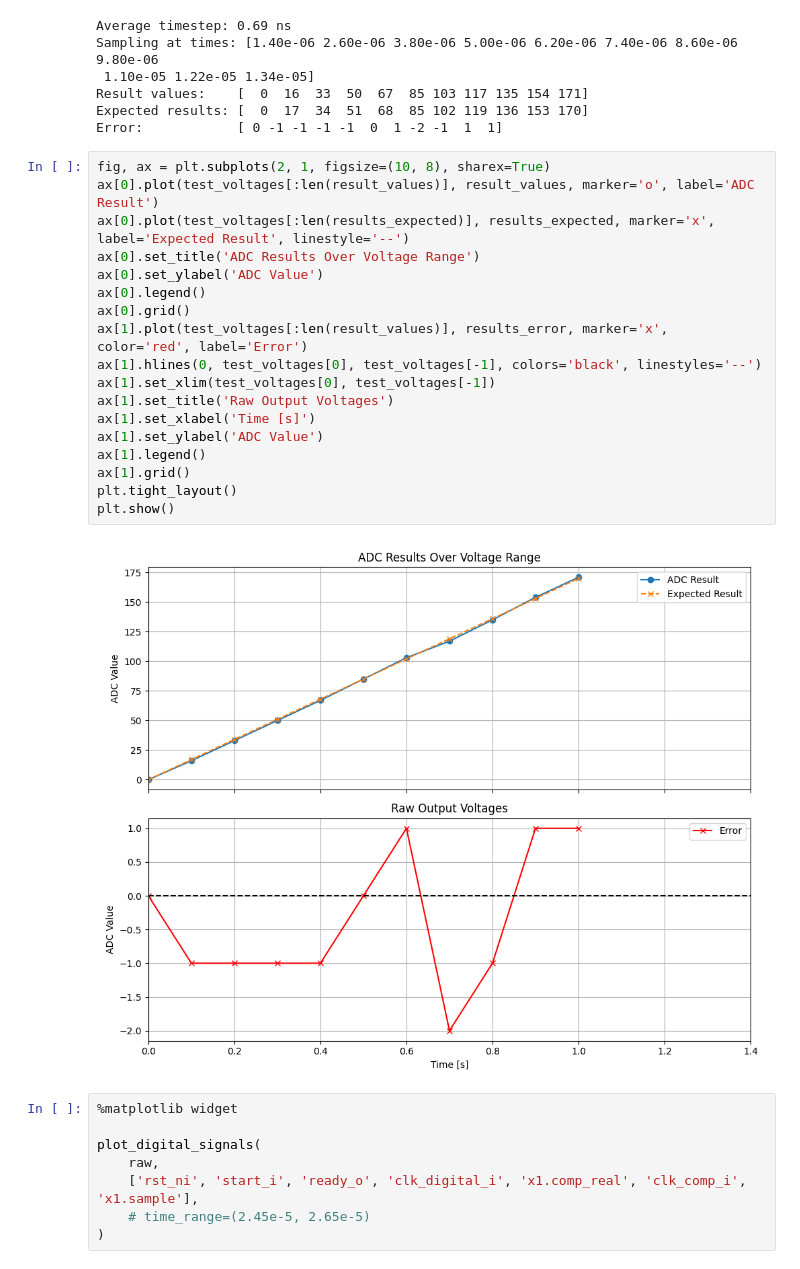
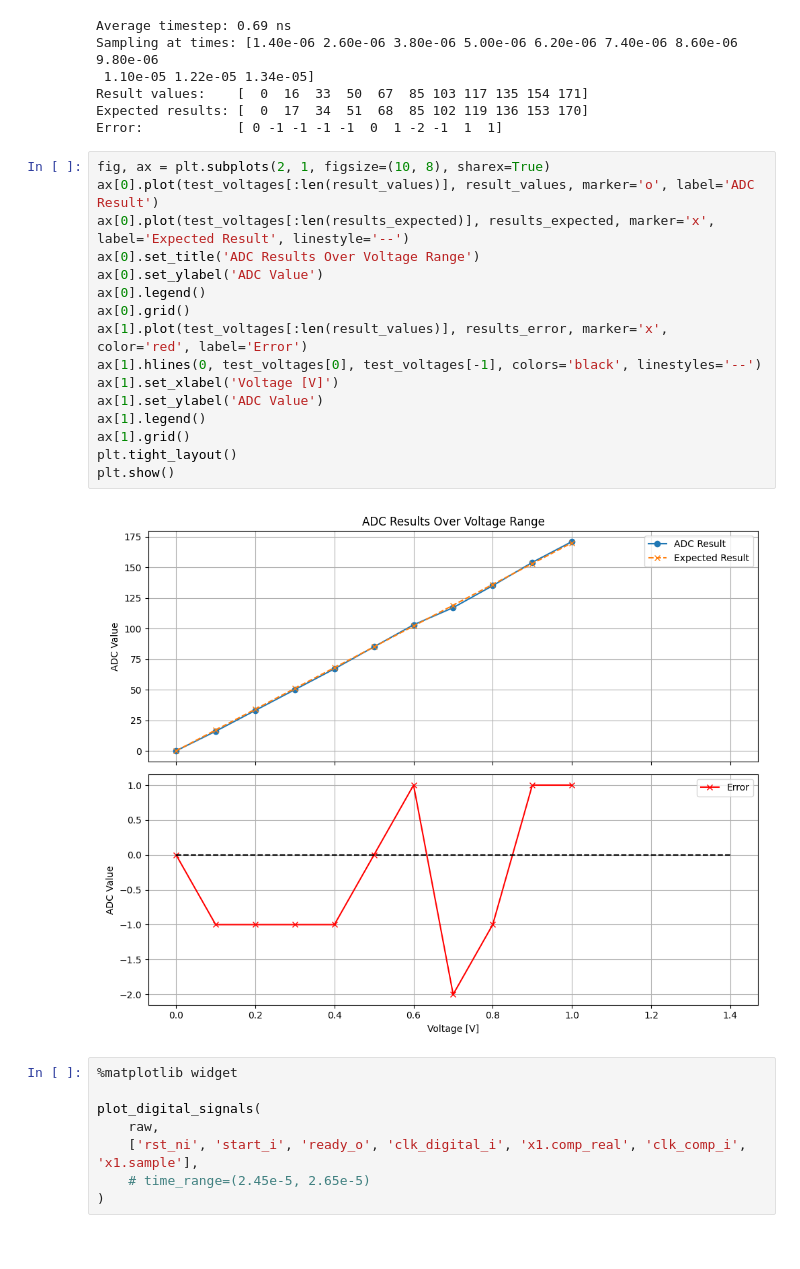
Before and after one commit to CedricHirschi/ngspice_cosim_inv, a Jupyter notebook: visualization/visualization.ipynb, the cells around one changed output. Saved outputs shown, nothing was run; the diff lists cells and outputs as text.

Commit message:
Add figure

```diff
--- a/visualization/visualization.ipynb
+++ b/visualization/visualization.ipynb
@@ -272,23 +272,21 @@ Error:            [ 0 -1 -1 -1 -1  0  1 -2 -1  1  1]
 # %%
 fig, ax = plt.subplots(2, 1, figsize=(10, 8), sharex=True)
 ax[0].plot(test_voltages[:len(result_values)], result_values, marker='o', label='ADC Result')
 ax[0].plot(test_voltages[:len(results_expected)], results_expected, marker='x', label='Expected Result', linestyle='--')
 ax[0].set_title('ADC Results Over Voltage Range')
 ax[0].set_ylabel('ADC Value')
 ax[0].legend()
 ax[0].grid()
 ax[1].plot(test_voltages[:len(result_values)], results_error, marker='x', color='red', label='Error')
 ax[1].hlines(0, test_voltages[0], test_voltages[-1], colors='black', linestyles='--')
-ax[1].set_xlim(test_voltages[0], test_voltages[-1])
-ax[1].set_title('Raw Output Voltages')
-ax[1].set_xlabel('Time [s]')
+ax[1].set_xlabel('Voltage [V]')
 ax[1].set_ylabel('ADC Value')
 ax[1].legend()
 ax[1].grid()
 plt.tight_layout()
 plt.show()
 # %% [output]
-[figure, old version]
+[figure, new version]
 # %%
 %matplotlib widget
 
```
Also changed, not shown: 1 other file.
